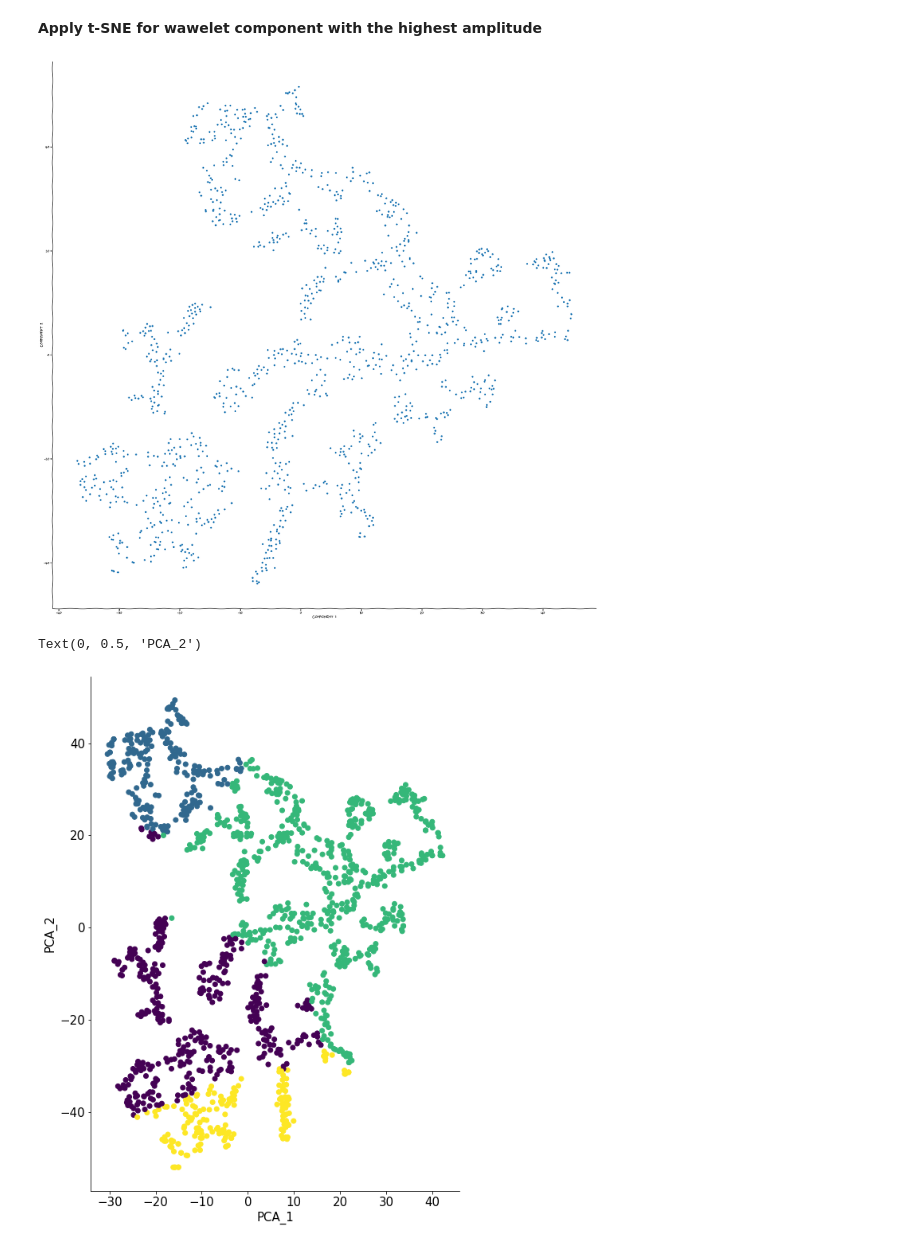
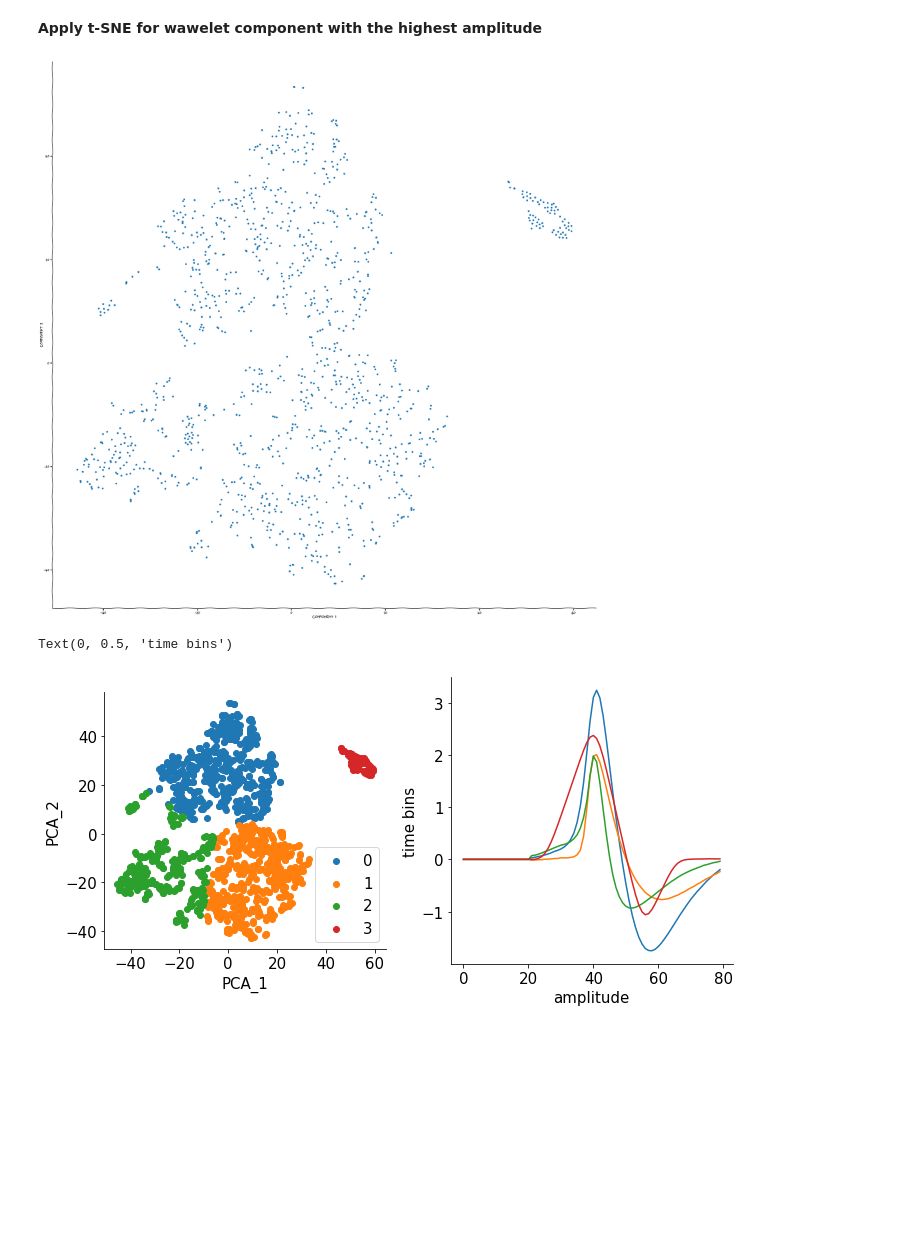
Before and after one commit to 2walkingfish/Neuromatch_Project_133, a Jupyter notebook: Explore_steinmetz_extra_dataset.ipynb, the cells around one changed output. Saved outputs shown, nothing was run; the diff lists cells and outputs as text; code cells hidden in the pictures; blank space fills up the shorter version.

```diff
--- a/Explore_steinmetz_extra_dataset.ipynb
+++ b/Explore_steinmetz_extra_dataset.ipynb
@@ -133,7 +133,7 @@ print(dat_WAV[38]['waveform_w'].shape[0])
 1348
 # %%
 selected_trial = 38
-pca = PCA(n_components = 2)
+pca = PCA(n_components = 5)
 
 i_range = range(0, dat_WAV[selected_trial]['waveform_w'].shape[0])
 
@@ -199,8 +215,10 @@ kmeans = KMeans(n_clusters = 4,  random_state=1).fit(transformation_results)
 labels_kmeans = kmeans.labels_
 
 plt.figure(figsize=(30,30))
-plt.scatter(transformation_results[:,0],transformation_results[:,1], c= labels_kmeans)
+for i in np.unique(labels_kmeans):
+  plt.scatter(transformation_results[labels_kmeans == i, 0],transformation_results[labels_kmeans == i,1], label = str(i))
 plt.gca().set_aspect('equal', adjustable='box')
+plt.legend()
 
 plt.xlabel('PCA_1')
 plt.ylabel('PCA_2')
@@ -213,0 +232,12 @@ Text(0, 0.5, 'PCA_2')
+# %%
+for i in range(0,4):
+  plt.figure(figsize=(5,5))
+  plt.plot(data_stack[labels_kmeans==i].T, color = 'k', alpha = 0.1)
+  plt.plot(np.mean(data_stack[labels_kmeans==i], axis=0), color = 'r')
+  plt.yticks([-2,4])
+  plt.title(f"Waveform in cluster:{i}")
+  plt.ylabel('waweform amplitude')
+  plt.xlabel('time 30kHz per second')
+
+
+  plt.show()
@@ -253,32 +288,42 @@ def visualize_components(component1, component2, show=True):
   if show:
     plt.show()
 # %%
-TSNE(n_components=2, perplexity=30, random_state=1)
-embed = tsne_model.fit_transform(transformation_results)
+tsne_model = TSNE(n_components=2, perplexity=30, random_state=1)
+embed = tsne_model.fit_transform(data_stack)
 
 # Visualize the data with DBSCAN labels
 with plt.xkcd():
   visualize_components(embed[:, 0], embed[:, 1])
 # %% [output]
-[figure, old version]
+[figure, new version]
 # %%
 clusters_number = 4
-kmeans = KMeans(n_clusters = clusters_number,  random_state=1).fit(transformation_results)
+kmeans = KMeans(n_clusters = clusters_number,  random_state=1).fit(embed)
 labels_kmeans = kmeans.labels_
 
-plt.figure(figsize=(10,10))
-plt.scatter(embed[:,0],embed[:,1], c= labels_kmeans)
+plt.figure(figsize=(10,5))
+plt.subplot(1,2,1)
+for i in np.unique(labels_kmeans):
+  plt.scatter(embed[labels_kmeans == i, 0],embed[labels_kmeans == i, 1], label = str(i))
+
+
+plt.legend()
 plt.gca().set_aspect('equal', adjustable='box')
-
 plt.xlabel('PCA_1')
 plt.ylabel('PCA_2')
+
+plt.subplot(1,2,2)
+for i in np.unique(labels_kmeans):
+  plt.plot(np.mean(data_stack[labels_kmeans==i], axis=0))
+plt.xlabel('amplitude')
+plt.ylabel('time bins')
 
 
 
 # 1. optimal number of clusters?
 # 2. cluster with different pca selected; leave out method
 # 3. how often unit has the same label?
 # %% [output]
-Text(0, 0.5, 'PCA_2')
+Text(0, 0.5, 'time bins')
-[figure, old version]
+[figure, new version]
 # %%
```
Also changed, not shown: parts of 7 cells of this notebook.
